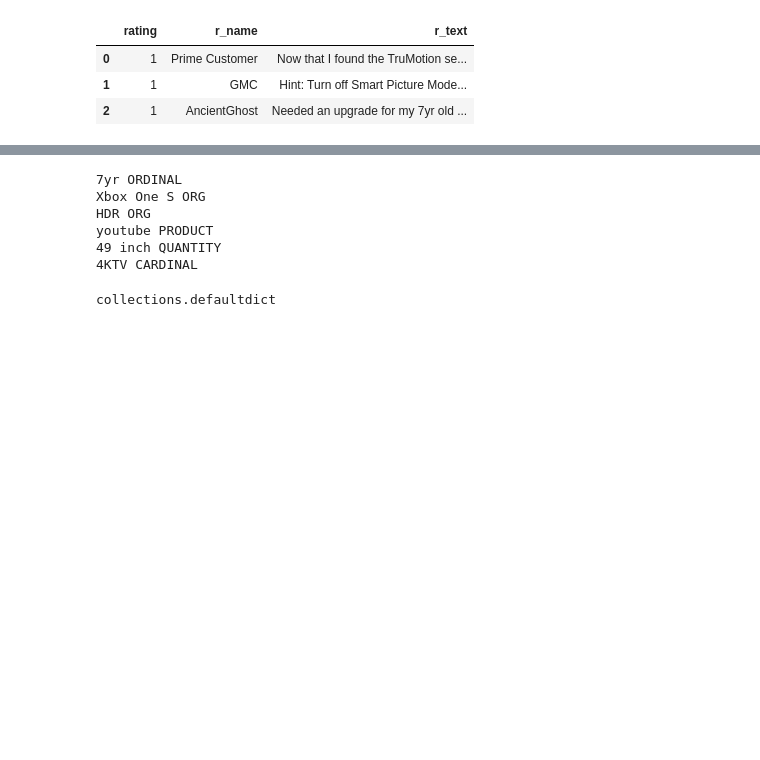
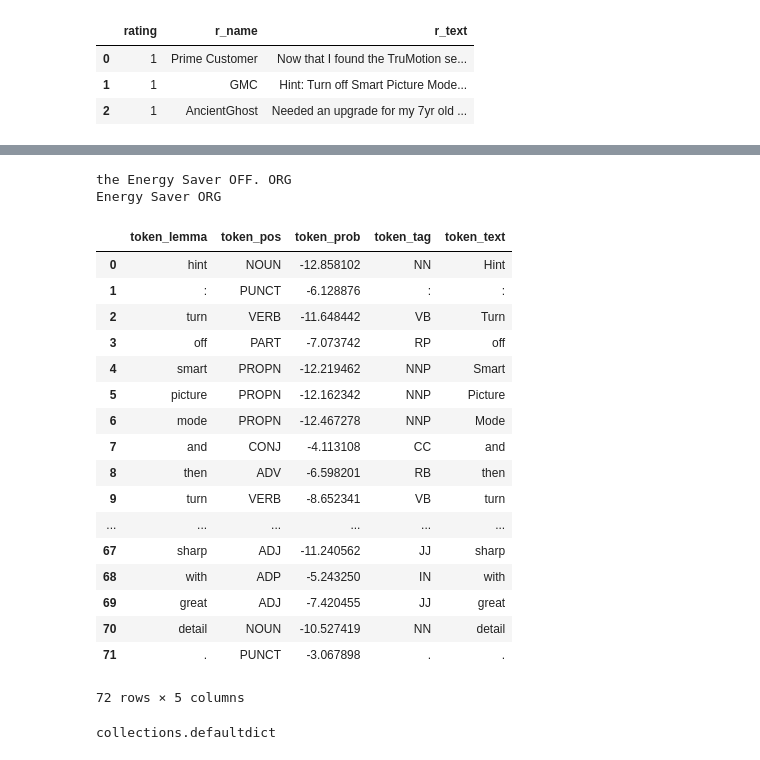
Before and after one commit to bsbhaskar/product_review_sentiments, a Jupyter notebook: topic_clustering-spicy.ipynb, the cells around one changed output, grey strips where cells are left out. Saved outputs shown, nothing was run; the diff lists cells and outputs as text; code cells hidden in the pictures; blank space fills up the shorter version.

Commit message:
added spacy pos filter to tokenized words

```diff
--- a/topic_clustering-spicy.ipynb
+++ b/topic_clustering-spicy.ipynb
@@ -69,6 +69,6 @@ df.groupby(['r_stars']).count()
 # %%
 df_new = df.copy()
-#df_new = df_new[df_new['r_stars'].apply(lambda x: x in ['5.0 out of 5 stars'])]
+df_new = df_new[df_new['r_stars'].apply(lambda x: x in ['5.0 out of 5 stars','1.0 out of 5 stars'])]
 df_new['rating'] = df_new['r_stars'].apply(lambda x: 1 if x == '5.0 out of 5 stars' else 0)
 df_new = df_new[['rating','r_name','r_text']]
 df_new.head(3)
@@ -79,7 +79,7 @@ df_new.head(3)
 | 2 | 1 | AncientGhost | Needed an upgrade for my 7yr old ... |
 # %%
 nlp = spacy.load("en")
-document = df_new.iloc[2]['r_text']
+document = df_new.iloc[1]['r_text']
 parsed_document = nlp(document)
 # %%
 print (parsed_document)
@@ -103,19 +97,37 @@ for num, entity in enumerate(parsed_document.ents):
     print (entity, entity.label_)
 token_text = [token.orth_ for token in parsed_document]
 token_pos = [token.pos_ for token in parsed_document]
+token_tag = [token.tag_ for token in parsed_document]
 # %% [output]
-7yr ORDINAL
-Xbox One S ORG
-HDR ORG
-youtube PRODUCT
-49 inch QUANTITY
-4KTV CARDINAL
+the Energy Saver OFF. ORG
+Energy Saver ORG
 # %%
 token_lemma = [token.lemma_ for token in parsed_document]
 token_shape = [token.shape_ for token in parsed_document]
 token_prob = [token.prob for token in parsed_document]
 # %%
-df_spicy = pd.DataFrame({'token_text':token_text, 'token_lemma':token_lemma, 'token_shape':token_shape,'token_prob':token_prob})
+df_spicy = pd.DataFrame({'token_text':token_text, 'token_lemma':token_lemma, 'token_pos':token_pos,'token_prob':token_prob, 'token_tag':token_tag})
+# %%
+df_spicy
+# %% [output]
+|  | token_lemma | token_pos | token_prob | token_tag | token_text |
+| 0 | hint | NOUN | -12.858102 | NN | Hint |
+| 1 | : | PUNCT | -6.128876 | : | : |
+| 2 | turn | VERB | -11.648442 | VB | Turn |
+| 3 | off | PART | -7.073742 | RP | off |
+| 4 | smart | PROPN | -12.219462 | NNP | Smart |
+| 5 | picture | PROPN | -12.162342 | NNP | Picture |
+| 6 | mode | PROPN | -12.467278 | NNP | Mode |
+| 7 | and | CONJ | -4.113108 | CC | and |
+| 8 | then | ADV | -6.598201 | RB | then |
+| 9 | turn | VERB | -8.652341 | VB | turn |
+| ... | ... | ... | ... | ... | ... |
+| 67 | sharp | ADJ | -11.240562 | JJ | sharp |
+| 68 | with | ADP | -5.243250 | IN | with |
+| 69 | great | ADJ | -7.420455 | JJ | great |
+| 70 | detail | NOUN | -10.527419 | NN | detail |
+| 71 | . | PUNCT | -3.067898 | . | . |
+72 rows × 5 columns
 # %%
 stop_words = set(stopwords.words('english'))
 
```
Also changed, not shown: parts of 13 cells of this notebook.
